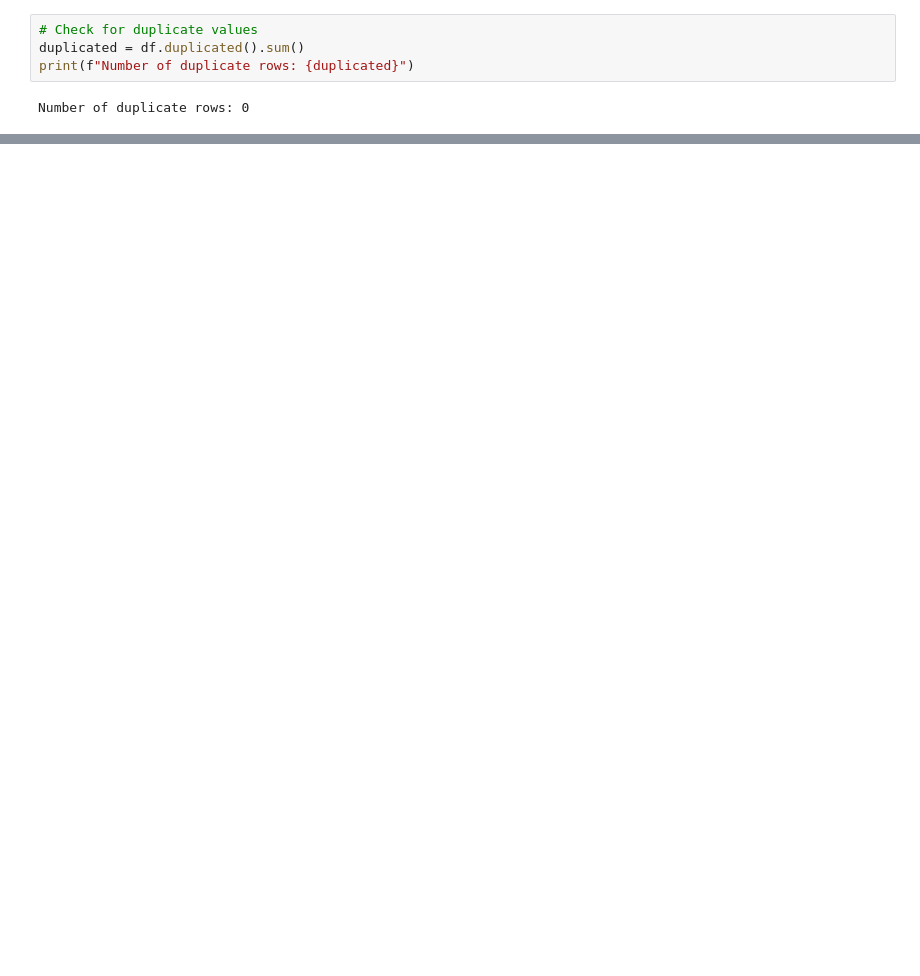
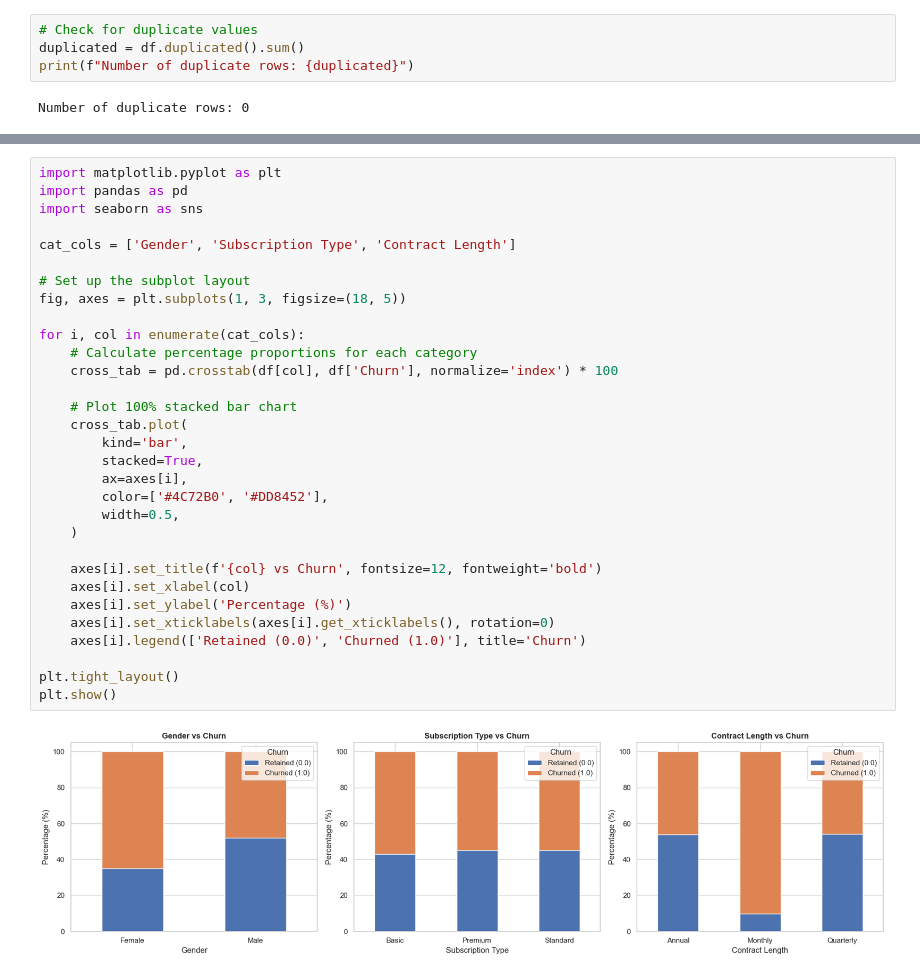
Before and after one commit to lemonmelonn/ODL_Labs, a Jupyter notebook: Assignment/dataexploration.ipynb, the cells around one changed output, grey strips where cells are left out. Saved outputs shown, nothing was run; the diff lists cells and outputs as text; blank space fills up the shorter version.

```diff
--- a/Assignment/dataexploration.ipynb
+++ b/Assignment/dataexploration.ipynb
@@ -104,0 +175,33 @@ Name: count, dtype: int64
+# %%
+import matplotlib.pyplot as plt
+import pandas as pd
+import seaborn as sns
+
+cat_cols = ['Gender', 'Subscription Type', 'Contract Length']
+
+# Set up the subplot layout
+fig, axes = plt.subplots(1, 3, figsize=(18, 5))
+
+for i, col in enumerate(cat_cols):
+    # Calculate percentage proportions for each category
+    cross_tab = pd.crosstab(df[col], df['Churn'], normalize='index') * 100
+
+    # Plot 100% stacked bar chart
+    cross_tab.plot(
+        kind='bar',
+        stacked=True,
+        ax=axes[i],
+        color=['#4C72B0', '#DD8452'],
+        width=0.5,
+    )
+
+    axes[i].set_title(f'{col} vs Churn', fontsize=12, fontweight='bold')
+    axes[i].set_xlabel(col)
+    axes[i].set_ylabel('Percentage (%)')
+    axes[i].set_xticklabels(axes[i].get_xticklabels(), rotation=0)
+    axes[i].legend(['Retained (0.0)', 'Churned (1.0)'], title='Churn')
+
+plt.tight_layout()
+plt.show()
+# %% [output]
+[figure, added]
```
Also changed, not shown: parts of 11 cells of this notebook, 1 other file.
